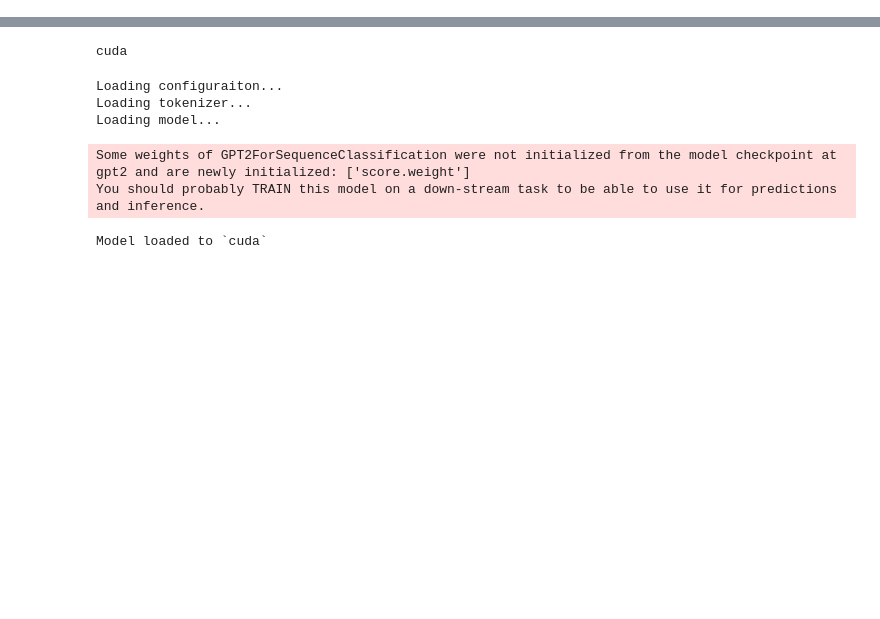
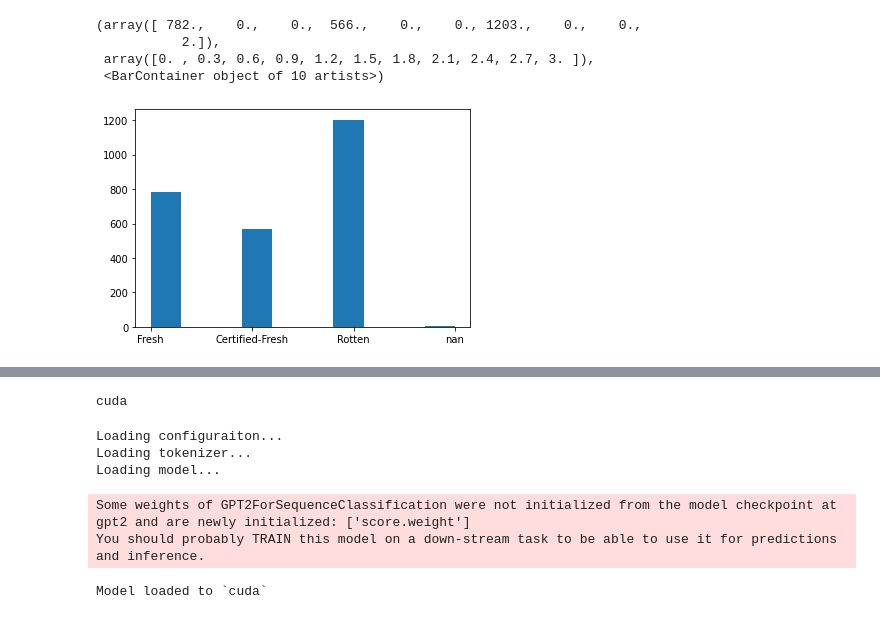
Before and after one commit to piegarroni/movie-predictions, a Jupyter notebook: notebooks/GPT_classification.ipynb, the cells around one changed output, grey strips where cells are left out. Saved outputs shown, nothing was run; the diff lists cells and outputs as text; code cells hidden in the pictures; blank space fills up the shorter version.

```diff
--- a/notebooks/GPT_classification.ipynb
+++ b/notebooks/GPT_classification.ipynb
@@ -14,7 +16,7 @@ from string import digits
 # loading datasets and preliminary cleaning
 
 subtitles=pd.read_csv('../../data/movies_subtitles.csv')
-metas=pd.read_csv('../../data/meta_rotten_drama.csv')
+metas=pd.read_csv('../../data/meta_rotten.csv')
 
 indexes=list(metas['imdb_id'])
 subtitles=subtitles.loc[subtitles['imdb_id'].isin(indexes)] # remove all movies that are not in imdb dataset
@@ -23,0 +43,8 @@ print("{} subtitles from {} movies".format(len(subtitles), len(indexes)))
+# %%
+plt.hist(metas['tomatometer_status'].astype(str))
+# %% [output]
+(array([ 782.,    0.,    0.,  566.,    0.,    0., 1203.,    0.,    0.,
+           2.]),
+ array([0. , 0.3, 0.6, 0.9, 1.2, 1.5, 1.8, 2.1, 2.4, 2.7, 3. ]),
+ <BarContainer object of 10 artists>)
+[figure, added]
```
Also changed, not shown: parts of 16 cells of this notebook, 4 other files.
